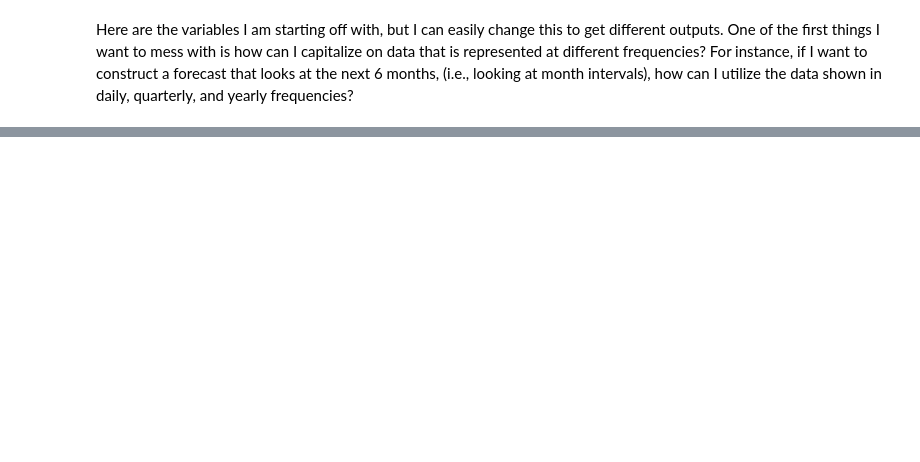
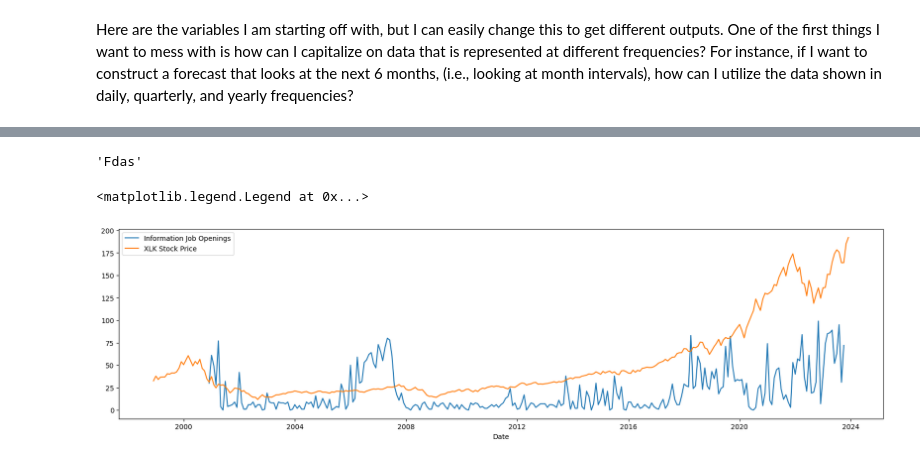
Before and after one commit to ztrehlk/Econ-Trends, a Jupyter notebook: Job Forecasting.ipynb, the cells around one changed output, grey strips where cells are left out. Saved outputs shown, nothing was run; the diff lists cells and outputs as text; code cells hidden in the pictures; blank space fills up the shorter version.

```diff
--- a/Job Forecasting.ipynb
+++ b/Job Forecasting.ipynb
@@ -53,0 +33,6 @@ api_key = '4447961bacaaa3cd54858e4994a7006e'
+# %%
+# API Key stored in .gitignore file from env folder
+# Adjust variable as needed
+api_key = open('env/.gitignore').read().split('\n')[2]
+fred_api = FredAPI(api_key=api_key)
+yahoo_finance_api = YahooFinanceAPI()
@@ -91,0 +49,12 @@ shape: (5, 2)
+# %%
+list_variables = [
+'JTU5100JOL', # Information-related Job Openings
+'JTSJOL', # Total Job Openings
+'UNRATE', # Unemployment Rate
+'T10YIE', # 10-Year Breakeven Inflation Rate
+# 'GNPCA',
+]
+# %%
+econ_df = fred_api.monthly_df(list_variables).sort(by="date")
+# %%
+stocks_df = yahoo_finance_api.monthly_stock_dataframe("XLK")
@@ -91,0 +83,15 @@ shape: (5, 2)
+# %%
+"fdas".title()
+# %% [output]
+'Fdas'
+# %%
+import matplotlib.pyplot as plt
+
+plt.figure(figsize=(20,5))
+plt.plot(econ_df["date"], econ_df["Job Openings: Information (Monthly)"], label="Information Job Openings")
+plt.plot(stocks_df["date"], stocks_df["last_close"], label="XLK Stock Price")
+plt.xlabel("Date")
+plt.legend()
+# %% [output]
+<matplotlib.legend.Legend at 0x...>
+[figure, added]
```
Also changed, not shown: parts of 23 cells of this notebook, 2 other files.
